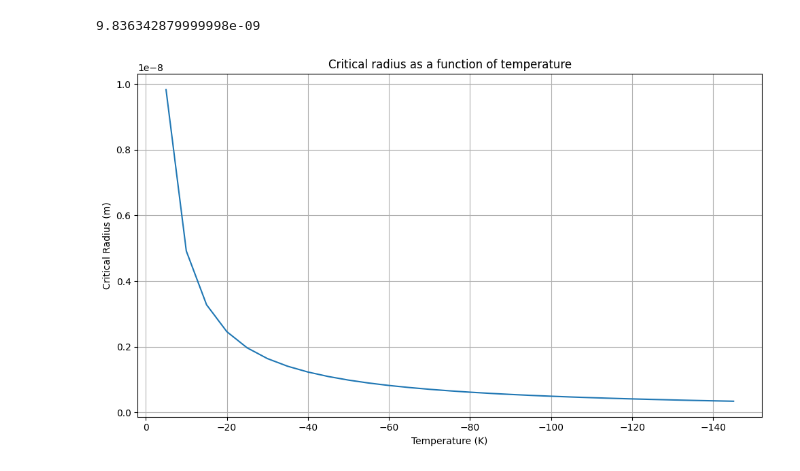
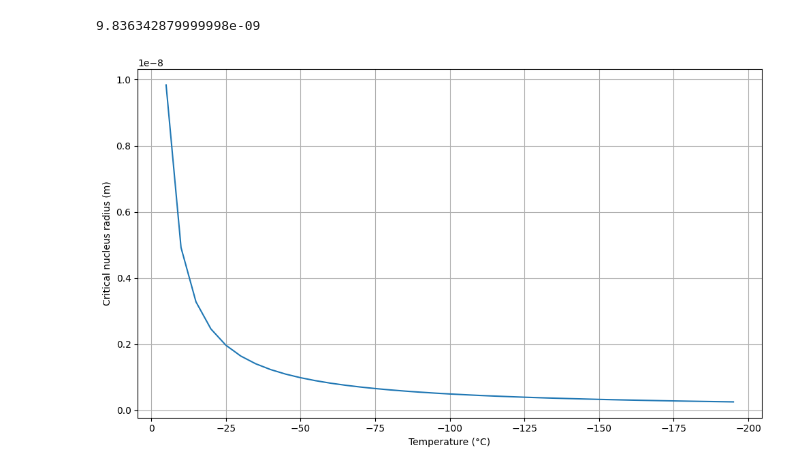
Before and after one commit to ShannonNCM/Metallic_materials, a Jupyter notebook: Report2/calculations.ipynb, the cells around one changed output. Saved outputs shown, nothing was run; the diff lists cells and outputs as text; code cells hidden in the pictures.

```diff
--- a/Report2/calculations.ipynb
+++ b/Report2/calculations.ipynb
@@ -20,7 +20,7 @@ r_critical(-5)
 9.836342879999998e-09
 # %%
 #for different temperatures
-t_val = np.arange(-5, -150, -5)
+t_val = np.arange(-5, -200, -5)
 #t_val
 #t_kel = t_val + 273
 #t_kel
@@ -31,12 +31,12 @@ r_vals = [r_critical(t) for t in t_val]
 # %%
 plt.figure(figsize=(10, 6))
 plt.plot(t_val, r_vals, label='Critical radius as a function of temperature')
-plt.xlabel('Temperature (K)')
-plt.ylabel('Critical Radius (m)')
-plt.title('Critical radius as a function of temperature')
+plt.xlabel('Temperature (°C)')
+plt.ylabel('Critical nucleus radius (m)')
 plt.grid(True)
 plt.gca().invert_xaxis()
 plt.tight_layout()
-plt.show()
+#plt.show()
+plt.savefig('reporte\graficas\critical_radius.pdf')
 # %% [output]
-[figure, old version]
+[figure, new version]
```
Also changed, not shown: 14 other files.
